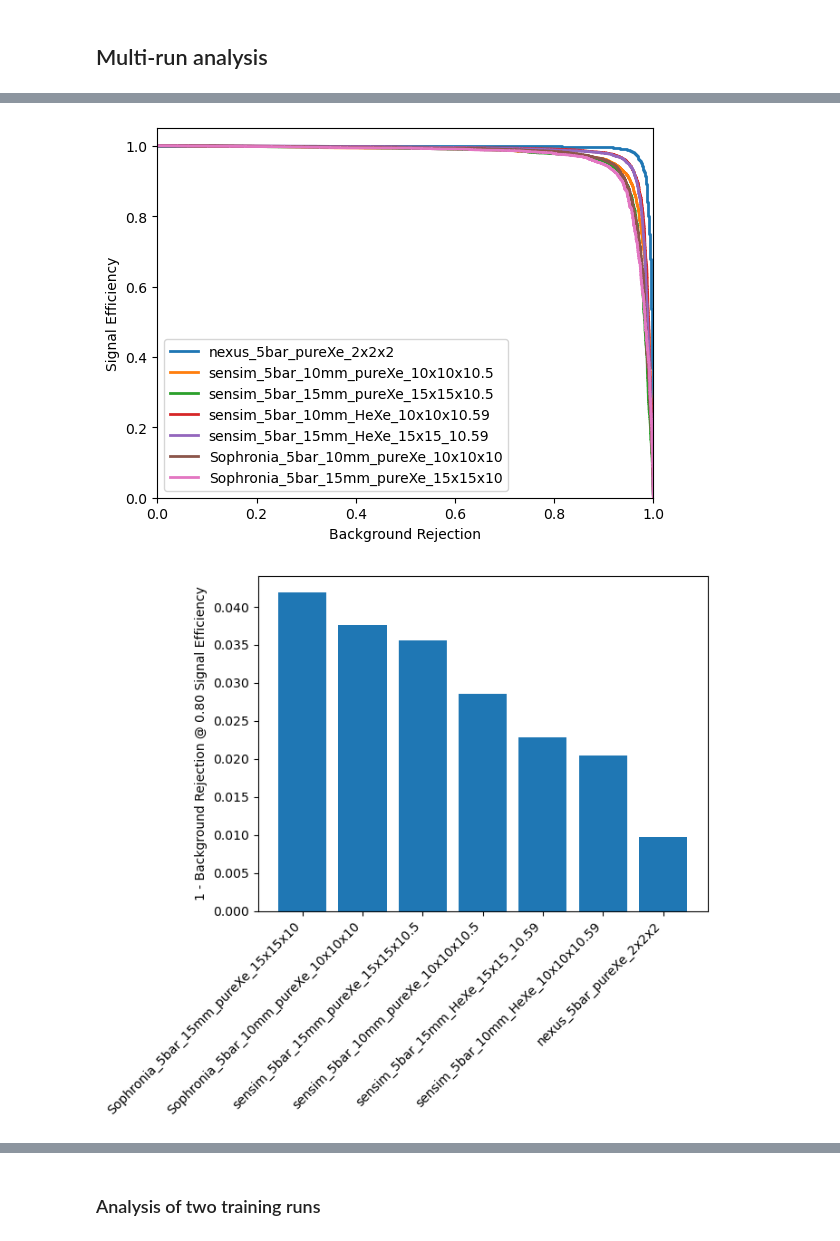
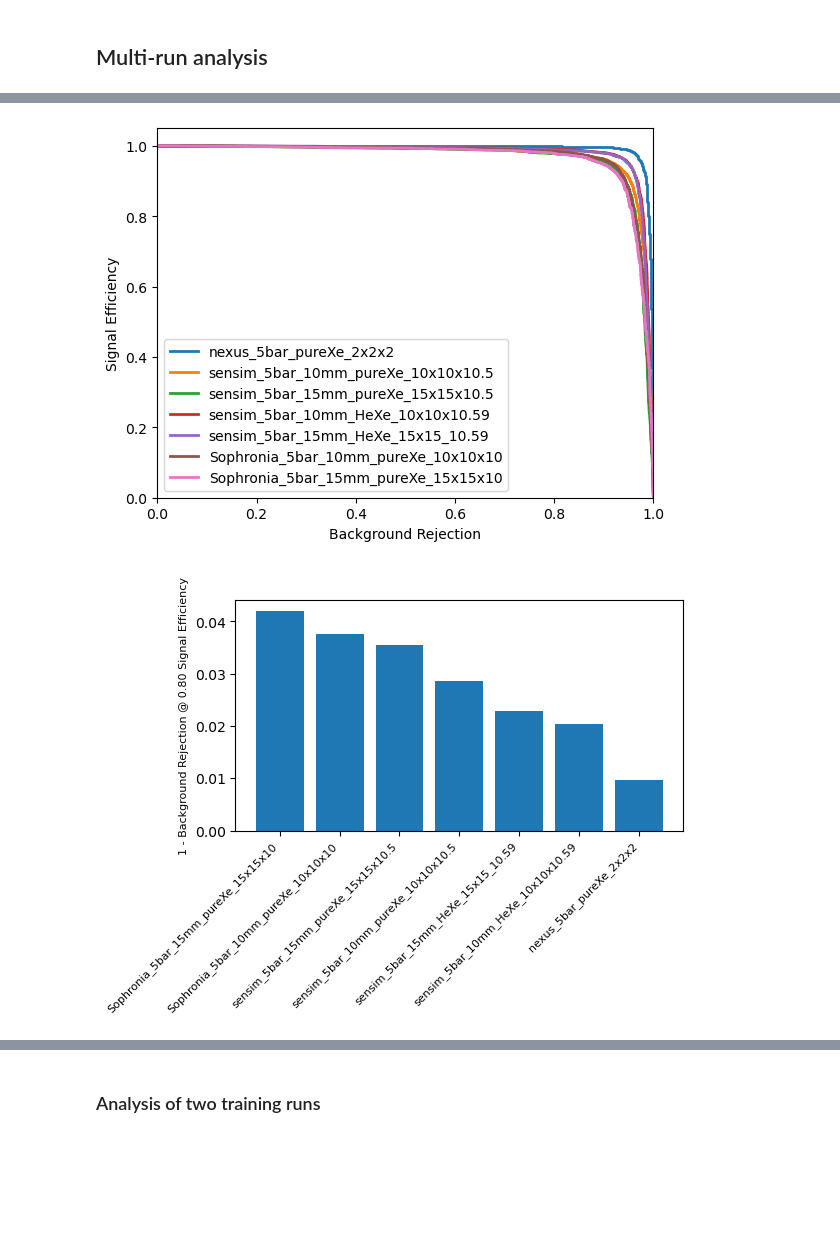
Before and after one commit to jerenner/NEXT_SPARSECONVNET, a Jupyter notebook: examples/plotting_NEXT100.ipynb, the cells around one changed output, grey strips where cells are left out. Saved outputs shown, nothing was run; the diff lists cells and outputs as text; code cells hidden in the pictures; blank space fills up the shorter version.

Commit message:
Updates to formatting for saved plots

```diff
--- a/examples/plotting_NEXT100.ipynb
+++ b/examples/plotting_NEXT100.ipynb
@@ -78,25 +78,26 @@ def plot_signal_vs_background(datasets, names, eff_eval):
     names_sorted, rejections_sorted = zip(*eff_rejections)
     plt.figure()
     plt.bar(names_sorted, rejections_sorted)
-    plt.ylabel(f'1 - Background Rejection @ {eff_eval:.2f} Signal Efficiency')
-    plt.xticks(rotation=45, ha='right')
+    plt.subplots_adjust(left=0.2)
+    plt.subplots_adjust(bottom=0.4)
+    plt.ylabel(f'1 - Background Rejection @ {eff_eval:.2f} Signal Efficiency',fontsize=8)
+    plt.xticks(rotation=45, ha='right', fontsize=8)
     plt.savefig("plt/efficiency_vs_dataset.pdf")
     #plt.close()
 
 # Plot confusion matrices for multiple runs and save as PDFs
 def plot_confusion_matrices(datasets, names, threshold=0.5):
-    pdf_filename = "plt/confusion_matrices.pdf"
-    from matplotlib.backends.backend_pdf import PdfPages
-    with PdfPages(pdf_filename) as pdf:
-        for dataset, name in zip(datasets, names):
-            true_labels, probabilities_signal, _ = dataset
-            predicted_labels = (probabilities_signal >= threshold).astype(int)
-            cm = confusion_matrix(true_labels, predicted_labels)
-            disp = ConfusionMatrixDisplay(confusion_matrix=cm, display_labels=['Background', 'Signal'])
-            disp.plot(cmap=plt.cm.Blues)
-            plt.title(f'{name} Confusion Matrix (Threshold = {threshold})')
-            pdf.savefig()
-            plt.close()
+    for dataset, name in zip(datasets, names):
+        plt_filename = f"plt/confusion_matrix_{name}.png"
+        true_labels, probabilities_signal, _ = dataset
+        predicted_labels = (probabilities_signal >= threshold).astype(int)
+        cm = confusion_matrix(true_labels, predicted_labels)
+        disp = ConfusionMatrixDisplay(confusion_matrix=cm, display_labels=['Background', 'Signal'])
+        disp.plot(cmap=plt.cm.Blues, values_format='d')
+        plt.subplots_adjust(left=0.2)
+        plt.title(f'{name} Confusion Matrix (Threshold = {threshold})',fontsize=10)
+        plt.savefig(plt_filename)
+        plt.close()
 
 # Plot histograms for signal and background probabilities and save as PDFs
 def plot_probability_histograms(datasets, names):
@@ -137,38 +138,38 @@ filenames = [
     '/home/jrenner/jerenner/NEXT_SPARSECONVNET/datasets/sensim_5bar_10mm/tst_file_NEXT100_sensim_10mm.h5',
     '/home/jrenner/jerenner/NEXT_SPARSECONVNET/datasets/sensim_5bar_15mm/tst_file_NEXT100_sensim_15mm.h5',
     '/home/jrenner/jerenner/NEXT_SPARSECONVNET/datasets/sensim_5bar_HeXe_10mm/tst_file_NEXT100_sensim_HeXe_10mm.h5',
     '/home/jrenner/jerenner/NEXT_SPARSECONVNET/datasets/sensim_5bar_HeXe_15mm/tst_file_NEXT100_sensim_HeXe_15mm.h5',
     '/home/jrenner/jerenner/NEXT_SPARSECONVNET/datasets/100k_Sophronia_10mm_10x10x10/tst_file_NEXT100_Sophronia_10mm_10x10x10.h5',
     '/home/jrenner/jerenner/NEXT_SPARSECONVNET/datasets/100k_Sophronia_15mm_15x15x10/tst_file_NEXT100_Sophronia_15mm_15x15x10.h5'
 
 ]
 names = [
     "nexus_5bar_pureXe_2x2x2",
     "sensim_5bar_10mm_pureXe_10x10x10.5",
     "sensim_5bar_15mm_pureXe_15x15x10.5",
     "sensim_5bar_10mm_HeXe_10x10x10.59",
     "sensim_5bar_15mm_HeXe_15x15_10.59",
     "Sophronia_5bar_10mm_pureXe_10x10x10",
     "Sophronia_5bar_15mm_pureXe_15x15x10"
 ]
 
 # 13 bar
 # filenames = [
-#     '/home/jrenner/jerenner/NEXT_SPARSECONVNET/datasets/sensim_13bar_HeXe_10mm/tst_file_NEXT100_sensim_13bar_HeXe_10mm.h5',
-#     '/home/jrenner/jerenner/NEXT_SPARSECONVNET/datasets/sensim_13bar_15mm/tst_file_NEXT100_sensim_13bar_15mm.h5',
+# #     '/home/jrenner/jerenner/NEXT_SPARSECONVNET/datasets/sensim_13bar_HeXe_10mm/tst_file_NEXT100_sensim_13bar_HeXe_10mm.h5',
+# #     '/home/jrenner/jerenner/NEXT_SPARSECONVNET/datasets/sensim_13bar_15mm/tst_file_NEXT100_sensim_13bar_15mm.h5',
 #     '/home/jrenner/jerenner/NEXT_SPARSECONVNET/datasets/100k_Sophronia_13bar_15mm_15x15x10/tst_file_NEXT100_Sophronia_15mm_15x15x10.h5'
 # ]
 # names = [
-#     "sensim_13bar_10mm_HeXe_10x10x12.61",
-#     "sensim_13bar_15mm_15x15x13.51",
+# #     "sensim_13bar_10mm_HeXe_10x10x12.61",
+# #     "sensim_13bar_15mm_15x15x13.51",
 #     "Sophronia_13bar_15mm_pureXe_15x15x10"
 # ]
 eff_eval = 0.8
 compare_multiple_runs(filenames, names, eff_eval)
 # %% [output]
 [figure]
 [figure]
-[figure, old version]
+[figure, new version]
 [figure]
 [figure]
 [figure]
```
Also changed, not shown: parts of 5 cells of this notebook.
